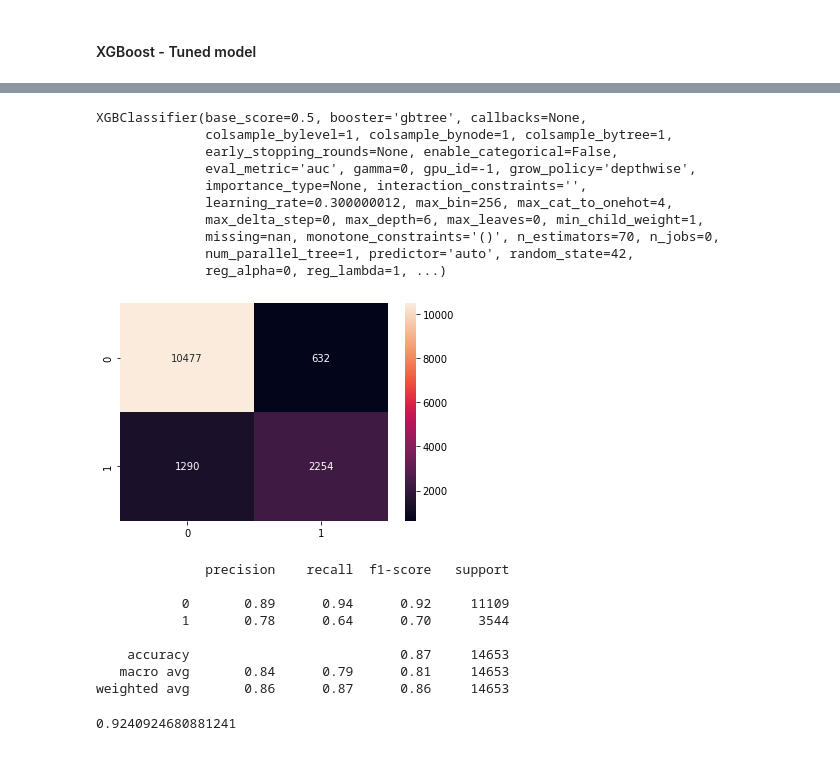
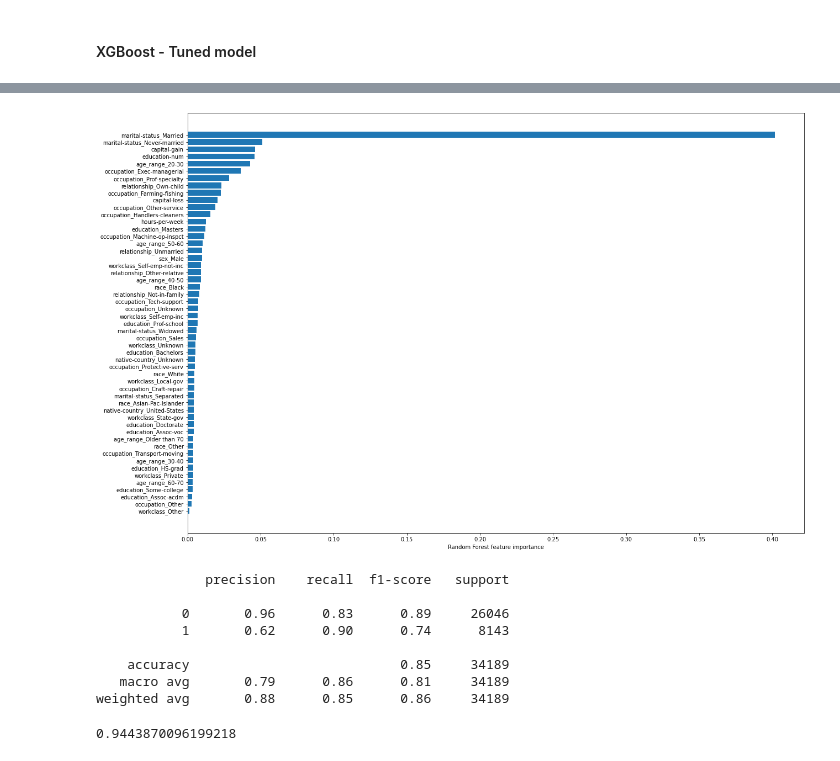
Before and after one commit to jduran3/Marketing_based_on_income_classification, a Jupyter notebook: notebooks/Capstone 2 - Modeling.ipynb, the cells around one changed output, grey strips where cells are left out. Saved outputs shown, nothing was run; the diff lists cells and outputs as text; code cells hidden in the pictures.

```diff
--- a/notebooks/Capstone 2 - Modeling.ipynb
+++ b/notebooks/Capstone 2 - Modeling.ipynb
@@ -330,14 +277 @@ xgb_cl = xgb.XGBClassifier(objective='binary:logistic', n_estimators=70, seed=12
-# %%
-xgb_cl.fit(X_train, y_train)
-# %% [output]
-XGBClassifier(base_score=0.5, booster='gbtree', callbacks=None,
-              colsample_bylevel=1, colsample_bynode=1, colsample_bytree=1,
-              early_stopping_rounds=None, enable_categorical=False,
-              eval_metric='auc', gamma=0, gpu_id=-1, grow_policy='depthwise',
-              importance_type=None, interaction_constraints='',
-              learning_rate=0.300000012, max_bin=256, max_cat_to_onehot=4,
-              max_delta_step=0, max_depth=6, max_leaves=0, min_child_weight=1,
-              missing=nan, monotone_constraints='()', n_estimators=70, n_jobs=0,
-              num_parallel_tree=1, predictor='auto', random_state=42,
-              reg_alpha=0, reg_lambda=1, ...)
 # %%
@@ -346,24 +280,27 @@ y_pred_proba_xg = xgb_cl.predict_proba(X_test)[:,1]
-# %%
-sns.heatmap(confusion_matrix(y_test, y_pred_xg), annot=True, fmt='.0f');
-# %% [output]
-[figure, removed]
+# %%
+plt.figure(figsize=(20,14))
+sorted_idx = xg_tuned.feature_importances_.argsort()
+plt.barh(X_cols.columns[sorted_idx], xg_tuned.feature_importances_[sorted_idx])
+plt.xlabel('Random Forest feature importance');
+# %% [output]
+[figure, added]
 # %%
-print(classification_report(y_test, y_pred_xg))
+print(classification_report(y_train, y_pred_xg))
 # %% [output]
               precision    recall  f1-score   support
 
-           0       0.89      0.94      0.92     11109
-           1       0.78      0.64      0.70      3544
+           0       0.96      0.83      0.89     26046
+           1       0.62      0.90      0.74      8143
 
-    accuracy                           0.87     14653
-   macro avg       0.84      0.79      0.81     14653
-weighted avg       0.86      0.87      0.86     14653
+    accuracy                           0.85     34189
+   macro avg       0.79      0.86      0.81     34189
+weighted avg       0.88      0.85      0.86     34189
 # %%
-fpr_xg, tpr_xg, thresholds_xg = roc_curve(y_test, y_pred_proba_xg)
+fpr_xg, tpr_xg, thresholds_xg = roc_curve(y_train, y_pred_proba_xg)
 auc_xg = auc(fpr_xg, tpr_xg)
 auc_xg
 # %% [output]
-0.9240924680881241
+0.9443870096199218
 # %%
 plt.figure()
 plt.plot(fpr_xg, tpr_xg, color="darkorange",
```
Also changed, not shown: parts of 83 cells of this notebook.
